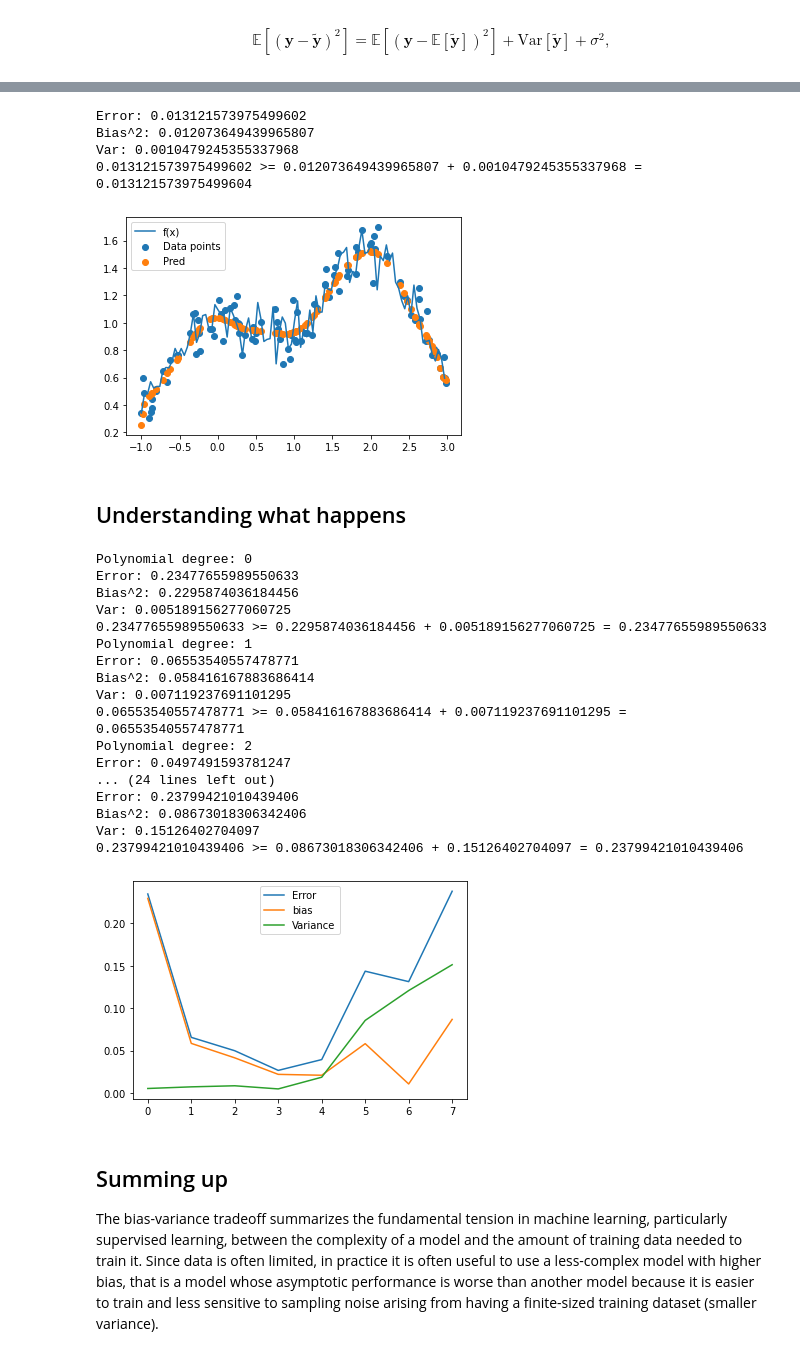
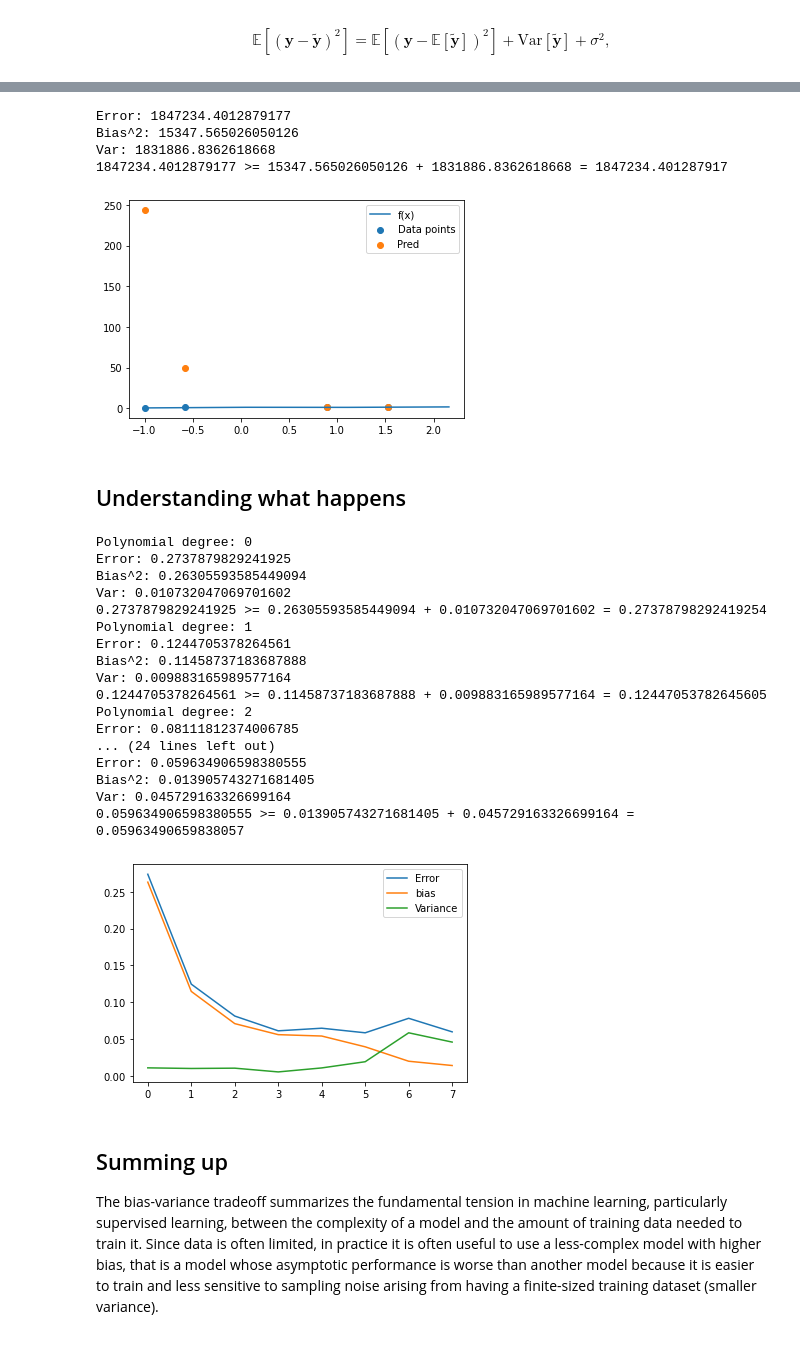
Before and after one commit to oystehbr/FYS-STK4155, a Jupyter notebook: jupyter/week37.ipynb, the cells around one changed output, grey strips where cells are left out. Saved outputs shown, nothing was run; the diff lists cells and outputs as text; code cells hidden in the pictures.

```diff
--- a/jupyter/week37.ipynb
+++ b/jupyter/week37.ipynb
@@ -987,10 +1022,10 @@ from sklearn.utils import resample
 
 np.random.seed(2018)
 
-n = 500
+n = 20
 n_boostraps = 100
-degree = 18  # A quite high value, just to show.
-noise = 0.1
+degree = 8  # A quite high value, just to show.
+noise = 1
 
 # Make data set.
 x = np.linspace(-1, 3, n).reshape(-1, 1)
@@ -1005,38 +1040,38 @@ model = make_pipeline(PolynomialFeatures(degree=degree), LinearRegression(fit_in
 
 # The following (m x n_bootstraps) matrix holds the column vectors y_pred
 # for each bootstrap iteration.
 y_pred = np.empty((y_test.shape[0], n_boostraps))
 for i in range(n_boostraps):
     x_, y_ = resample(x_train, y_train)
 
     # Evaluate the new model on the same test data each time.
     y_pred[:, i] = model.fit(x_, y_).predict(x_test).ravel()
 
 # Note: Expectations and variances taken w.r.t. different training
 # data sets, hence the axis=1. Subsequent means are taken across the test data
 # set in order to obtain a total value, but before this we have error/bias/variance
 # calculated per data point in the test set.
 # Note 2: The use of keepdims=True is important in the calculation of bias as this
 # maintains the column vector form. Dropping this yields very unexpected results.
 error = np.mean( np.mean((y_test - y_pred)**2, axis=1, keepdims=True) )
 bias = np.mean( (y_test - np.mean(y_pred, axis=1, keepdims=True))**2 )
 variance = np.mean( np.var(y_pred, axis=1, keepdims=True) )
 print('Error:', error)
 print('Bias^2:', bias)
 print('Var:', variance)
 print('{} >= {} + {} = {}'.format(error, bias, variance, bias+variance))
 
 plt.plot(x[::5, :], y[::5, :], label='f(x)')
 plt.scatter(x_test, y_test, label='Data points')
 plt.scatter(x_test, np.mean(y_pred, axis=1), label='Pred')
 plt.legend()
 plt.show()
 # %% [output]
-Error: 0.013121573975499602
-Bias^2: 0.012073649439965807
-Var: 0.0010479245355337968
-0.013121573975499602 >= 0.012073649439965807 + 0.0010479245355337968 = 0.013121573975499604
+Error: 1847234.4012879177
+Bias^2: 15347.565026050126
+Var: 1831886.8362618668
+1847234.4012879177 >= 15347.565026050126 + 1831886.8362618668 = 1847234.401287917
-[figure, old version]
+[figure, new version]
 # %% [markdown]
 ## Understanding what happens
 # %%
@@ -1088,23 +1123,23 @@ plt.legend()
 plt.show()
 # %% [output]
 Polynomial degree: 0
-Error: 0.23477655989550633
-Bias^2: 0.2295874036184456
-Var: 0.005189156277060725
-0.23477655989550633 >= 0.2295874036184456 + 0.005189156277060725 = 0.23477655989550633
+Error: 0.2737879829241925
+Bias^2: 0.26305593585449094
+Var: 0.010732047069701602
+0.2737879829241925 >= 0.26305593585449094 + 0.010732047069701602 = 0.27378798292419254
 Polynomial degree: 1
-Error: 0.06553540557478771
-Bias^2: 0.058416167883686414
-Var: 0.007119237691101295
-0.06553540557478771 >= 0.058416167883686414 + 0.007119237691101295 = 0.06553540557478771
+Error: 0.1244705378264561
+Bias^2: 0.11458737183687888
+Var: 0.009883165989577164
+0.1244705378264561 >= 0.11458737183687888 + 0.009883165989577164 = 0.12447053782645605
 Polynomial degree: 2
-Error: 0.0497491593781247
+Error: 0.08111812374006785
 ... (24 lines left out)
-Error: 0.23799421010439406
-Bias^2: 0.08673018306342406
-Var: 0.15126402704097
-0.23799421010439406 >= 0.08673018306342406 + 0.15126402704097 = 0.23799421010439406
+Error: 0.059634906598380555
+Bias^2: 0.013905743271681405
+Var: 0.045729163326699164
+0.059634906598380555 >= 0.013905743271681405 + 0.045729163326699164 = 0.05963490659838057
-[figure, old version]
+[figure, new version]
 # %% [markdown]
 <!-- !split  -->
 ## Summing up
```
Also changed, not shown: parts of 3 cells of this notebook, 5 other files.
